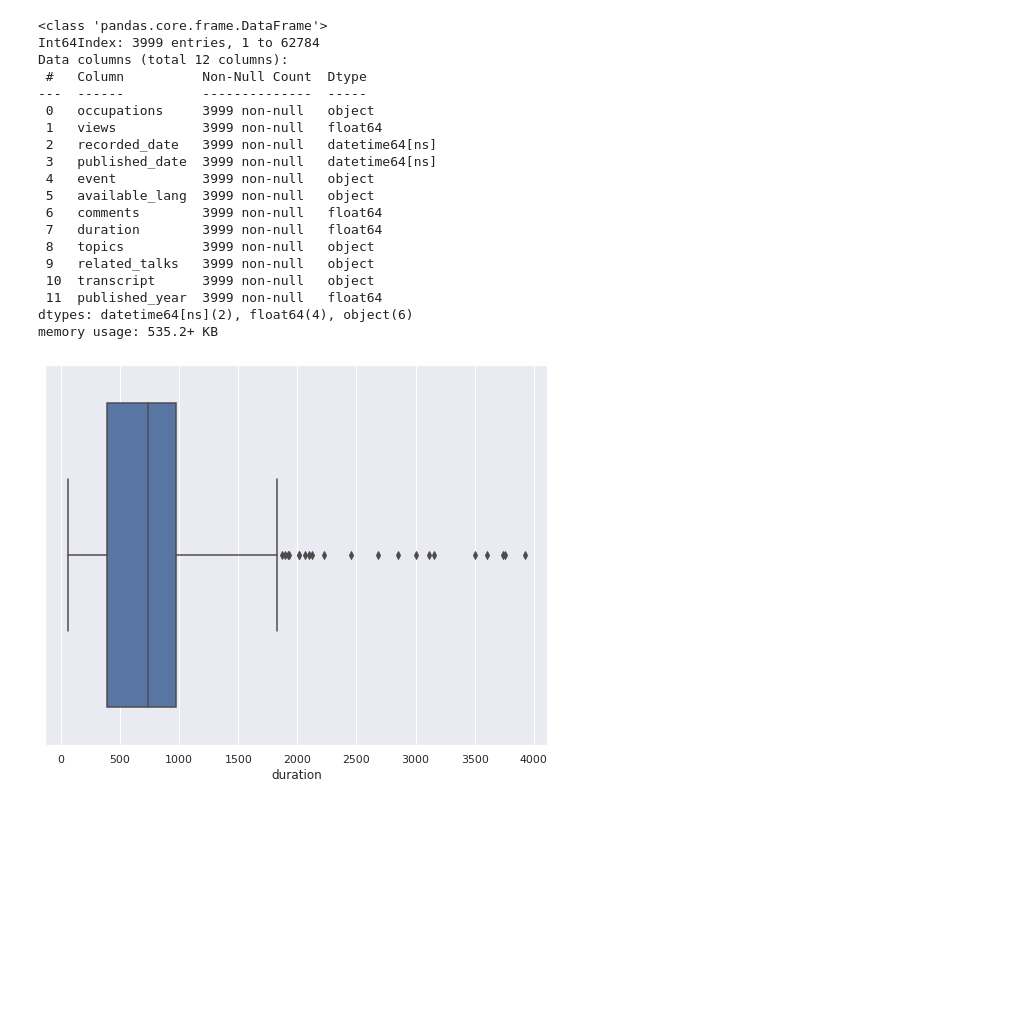
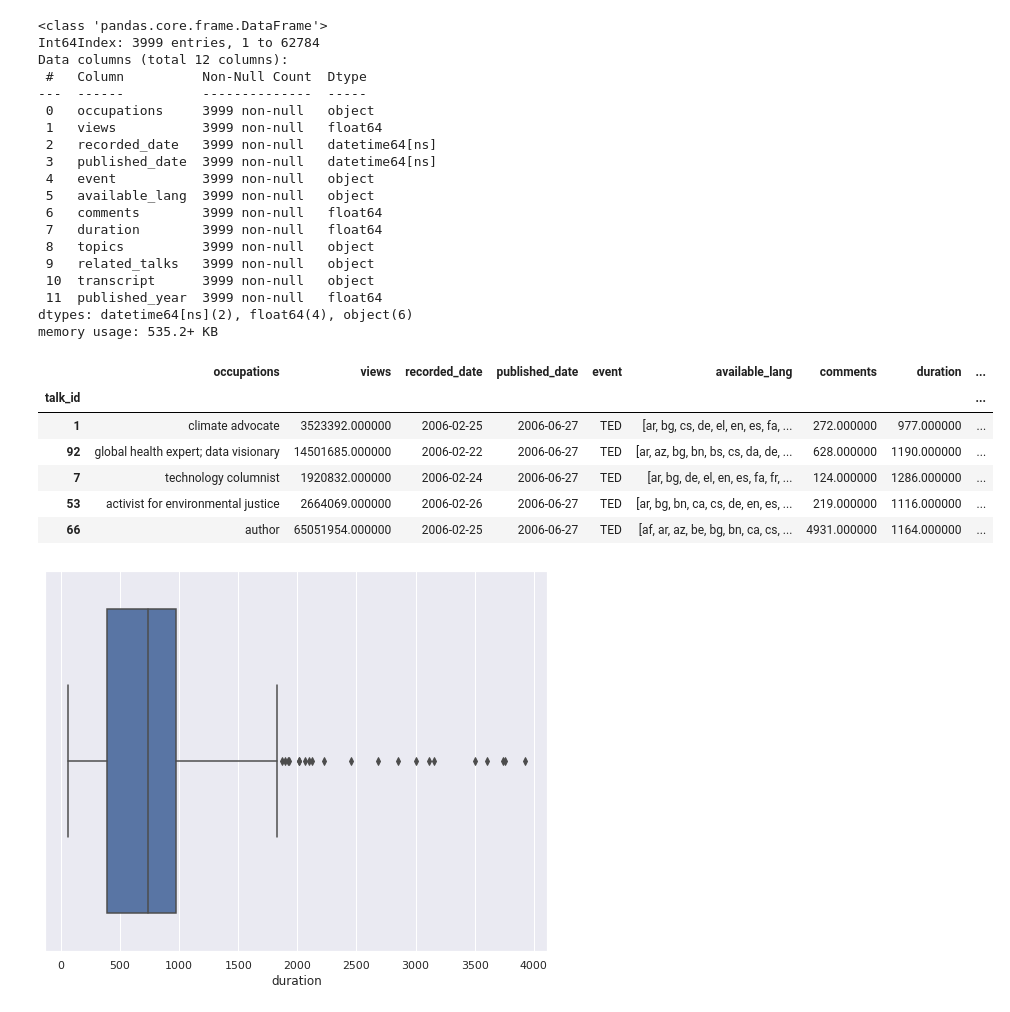
Before and after one commit to GuptaRitik/Ted-talk-views-prediction, a Jupyter notebook: TEDx_talks_views_pred.ipynb, the cells around one changed output. Cells and saved outputs as stored; diff of their text form; code cells hidden in the pictures; blank space fills up the shorter version.

```diff
--- a/TEDx_talks_views_pred.ipynb
+++ b/TEDx_talks_views_pred.ipynb
@@ -595,3 +600,13 @@ memory usage: 535.2+ KB
+# %%
+df.head()
+# %% [output]
+|  | occupations | views | recorded_date | published_date | event | available_lang | comments | duration | ... |
+| talk_id |  |  |  |  |  |  |  |  | ... |
+| 1 | climate advocate | 3523392.000000 | 2006-02-25 | 2006-06-27 | TED | [ar, bg, cs, de, el, en, es, fa, ... | 272.000000 | 977.000000 | ... |
+| 92 | global health expert; data visionary | 14501685.000000 | 2006-02-22 | 2006-06-27 | TED | [ar, az, bg, bn, bs, cs, da, de, ... | 628.000000 | 1190.000000 | ... |
+| 7 | technology columnist | 1920832.000000 | 2006-02-24 | 2006-06-27 | TED | [ar, bg, de, el, en, es, fa, fr, ... | 124.000000 | 1286.000000 | ... |
+| 53 | activist for environmental justice | 2664069.000000 | 2006-02-26 | 2006-06-27 | TED | [ar, bg, bn, ca, cs, de, en, es, ... | 219.000000 | 1116.000000 | ... |
+| 66 | author | 65051954.000000 | 2006-02-25 | 2006-06-27 | TED | [af, ar, az, be, bg, bn, ca, cs, ... | 4931.000000 | 1164.000000 | ... |
 # %%
 # boxplot for outliers for numerical column
 for i in ['duration', 'comments', 'views']:
```
Also changed, not shown: parts of 22 cells of this notebook.
